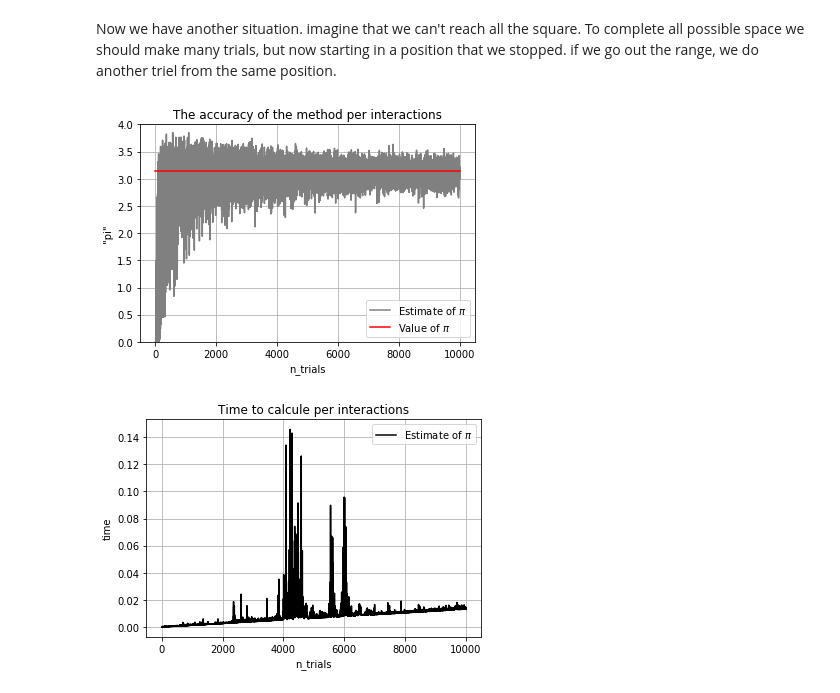
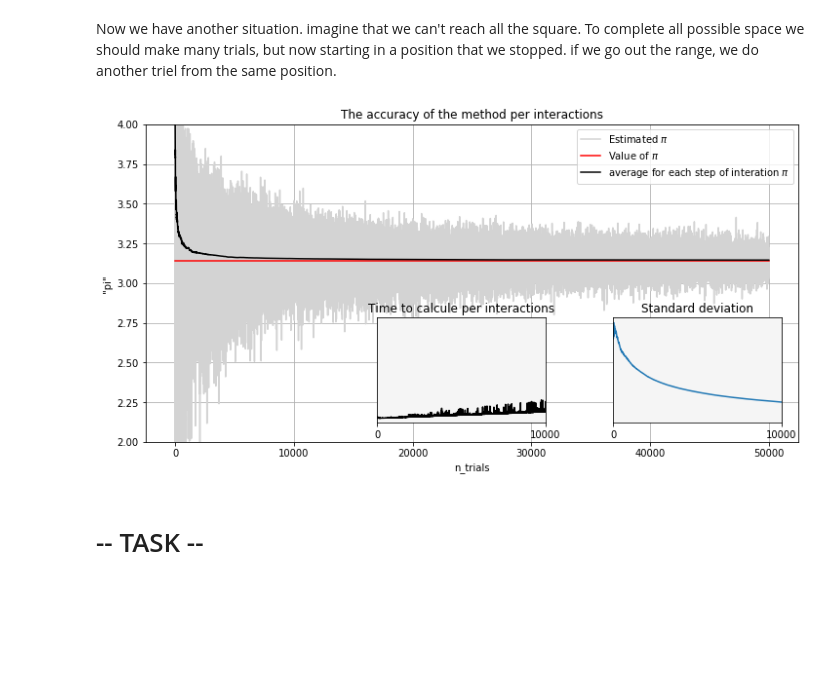
Before and after one commit to FilipePhys/Statistical_Machanics, a Jupyter notebook: 01Pi-Monte_Carlo.ipynb, the cells around one changed output. Saved outputs shown, nothing was run; the diff lists cells and outputs as text; code cells hidden in the pictures; blank space fills up the shorter version.

```diff
--- a/01Pi-Monte_Carlo.ipynb
+++ b/01Pi-Monte_Carlo.ipynb
@@ -73,7 +84,7 @@ plt.show()
 # %% [markdown]
 Now we have another situation. imagine that we can't reach all the square. To complete all possible space we should make many trials, but now starting in a position that we stopped. if we go out the range, we do another triel from the same position.
 # %%
-def darts_MC(n_trials, reach=0.1):
+def estimated_pi_MC(n_trials, reach=0.1):
     x, y, count_hits = 0.5, 0.5, 0.0 #x and y is start position. n_hits is for insede the circle
     for i in range(n_trials):
         reach_x, reach_y = random.uniform(-reach, reach), random.uniform(-reach, reach)
@@ -107,25 +120,33 @@ def darts_MC_accuracy(n_trials, reach=0.1):
 # %%
-MChain = darts_MC_accuracy(10000, reach=0.1)
+MChain = n_estimated_pi_MC(50000, reach=0.1)
-# %%
-plt.plot(MChain[0],MChain[1], 'gray', label='Estimate of $\pi$')
-plt.plot([0,MChain[3]],[PI,PI], 'r', label='Value of $\pi$')
-plt.xlabel('n_trials')
-plt.ylabel('"pi"')
-plt.title("The accuracy of the method per interactions")
-plt.ylim(top=4)
-plt.ylim(bottom=0)
-plt.legend()
-plt.grid()
-plt.show()
-# %% [output]
-[figure, removed]
-# %%
-plt.plot(MChain[0],MChain[2], 'k', label='Estimate of $\pi$')
-plt.xlabel('n_trials')
-plt.ylabel('time')
-plt.title("Time to calcule per interactions")
-plt.legend()
-plt.grid()
-plt.show()
-# %% [output]
-[figure, removed]
+# %%
+plt.figure(figsize=(12,6))
+plt.plot(MChain[0],MChain[1], 'lightgray', label='Estimated $\pi$')
+plt.plot([0,len(MChain[0])],[np.pi,np.pi], 'r', label='Value of $\pi$')
+plt.plot(MChain[0],MChain[2], 'k', label='average for each step of interation $\pi$')
+plt.xlabel('n_trials')
+plt.ylabel('"pi"')
+plt.title("The accuracy of the method per interactions")
+plt.ylim(bottom=2)
+plt.ylim(top=4)
+plt.legend(loc = 'upper right')
+plt.grid()
+
+a=plt.axes([0.68, 0.17, .2, .25], facecolor='whitesmoke')
+plt.plot(MChain[0],MChain[3])
+plt.title('Standard deviation')
+plt.xlim(0, 0.2)
+plt.xticks([0,10000])
+plt.yticks([])
+
+a=plt.axes([0.40, 0.17, .2, .25], facecolor='whitesmoke')
+plt.plot(MChain[0],MChain[4], 'k', label='Estimate of $\pi$')
+plt.title("Time to calcule per interactions")
+plt.xlim(0, 0.2)
+plt.xticks([0,10000])
+plt.yticks([])
+plt.show()
+# %% [output]
+[figure, added]
+# %% [markdown]
+# -- TASK --
```
Also changed, not shown: parts of 11 cells of this notebook, 1 other file.
